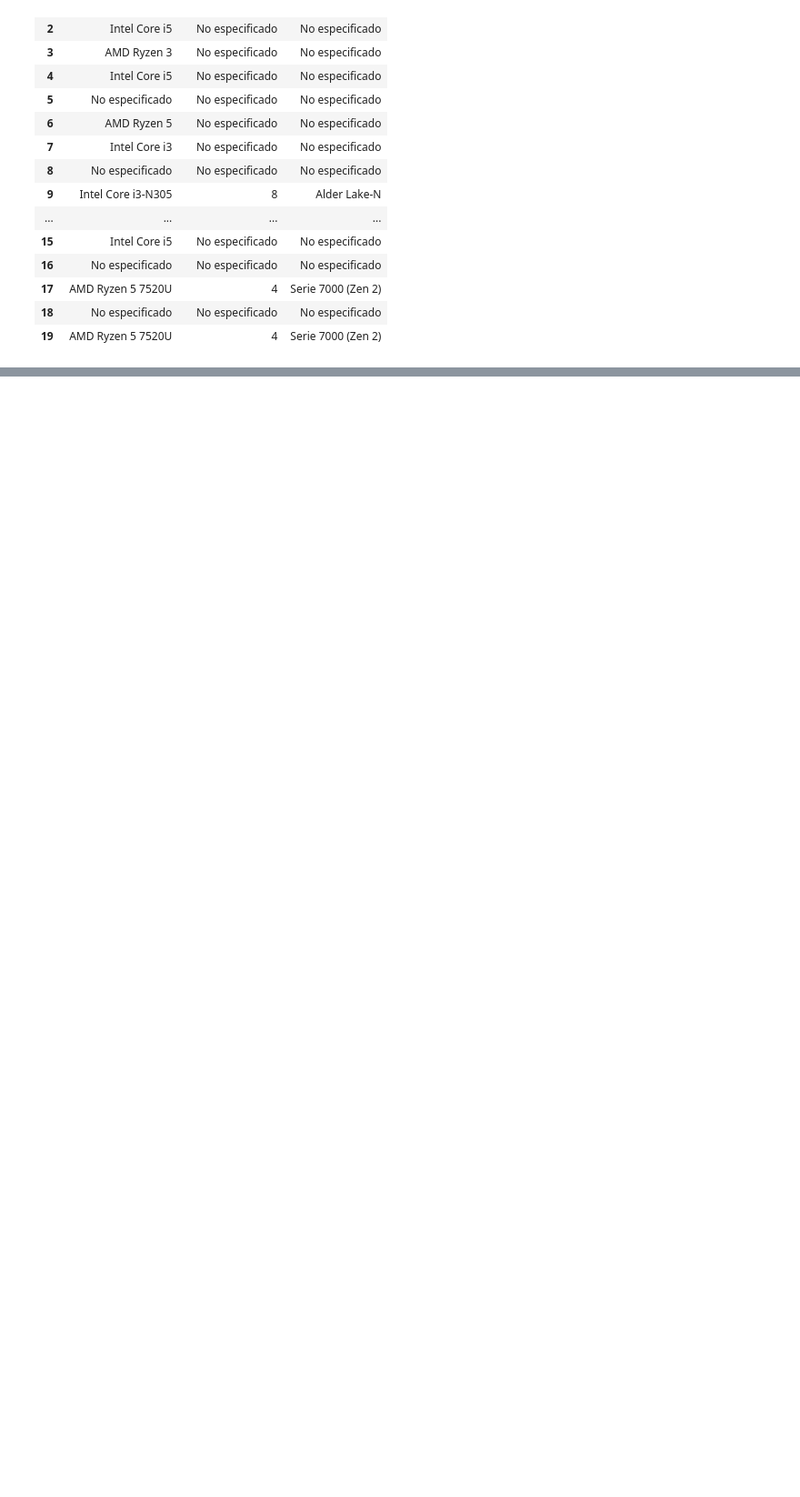
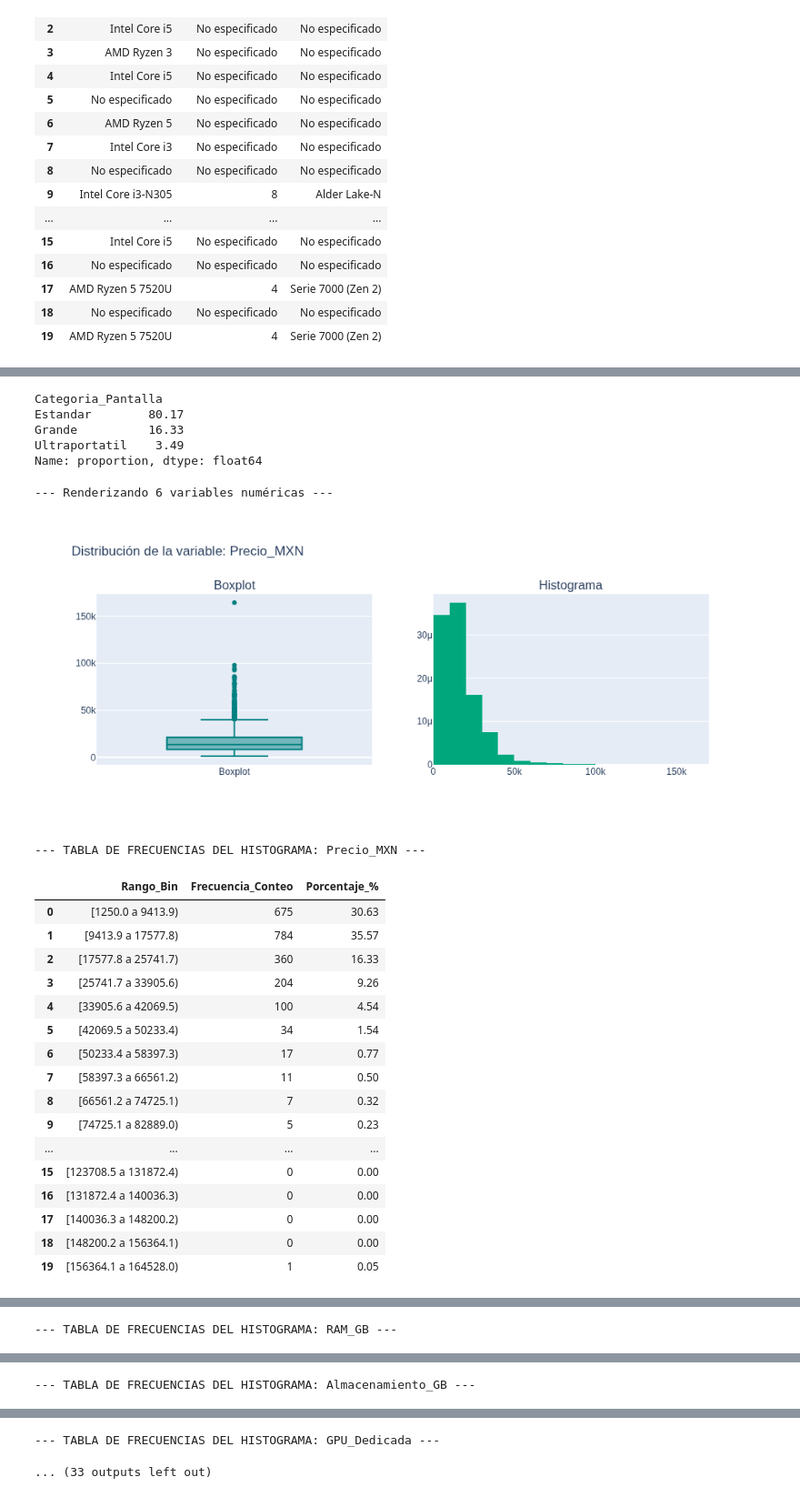
Before and after one commit to H-Cote/claralap, a Jupyter notebook: EDA_data_cleaning/EDA y limpieza.ipynb, the cells around one changed output, grey strips where cells are left out. Shown at 91% size. Saved outputs shown, nothing was run; the diff lists cells and outputs as text; code cells hidden in the pictures; blank space fills up the shorter version.

```diff
--- a/EDA_data_cleaning/EDA y limpieza.ipynb
+++ b/EDA_data_cleaning/EDA y limpieza.ipynb
@@ -566,0 +661,6 @@ df_laptops[['Procesador_Modelo', 'Numero_Nucleos',"Generacion_CPU"]].head(20)
+# %%
+campos_descartados = ['ID_Global', 'Tienda', 'ID_Producto', 'URL_Producto', 'Ruta_Imagen_Local']
+
+df_laptops_oro = df_laptops_oro.drop(columns=[col for col in campos_descartados if col in df_laptops_oro.columns])
+
+print(f"Columnas restantes ({len(df_laptops_oro.columns)}): {list(df_laptops_oro.columns)}")
@@ -566,0 +1141,19 @@ df_laptops[['Procesador_Modelo', 'Numero_Nucleos',"Generacion_CPU"]].head(20)
+# %%
+# Re-categorizamos usando la nueva columna rescatada, imputando 15.6 a los vacíos restantes
+bins = [0, 13.99, 15.6, 100]
+etiquetas = ['Ultraportatil', 'Estandar', 'Grande']
+
+df_laptops_oro['Categoria_Pantalla'] = pd.cut(
+    df_laptops_oro['Pantalla_Rescatada'].fillna(15.6),
+    bins=bins,
+    labels=etiquetas,
+    include_lowest=True
+)
+
+print(df_laptops_oro['Categoria_Pantalla'].value_counts(normalize=True) * 100)
+# %% [output]
+Categoria_Pantalla
+Estandar        80.17
+Grande          16.33
+Ultraportatil    3.49
+Name: proportion, dtype: float64
@@ -566,0 +1301,33 @@ df_laptops[['Procesador_Modelo', 'Numero_Nucleos',"Generacion_CPU"]].head(20)
+# %%
+# Instanciar con la versión mejorada de la clase
+eda = Analyze(df_laptops_oro)
+
+# 1. Graficar TODAS las variables numéricas (RAM_GB, Almacenamiento_GB, Pantalla_Pulgadas, Precio_MXN)
+eda.plot_all_numeric()
+
+# 2. Graficar TODAS las variables categóricas (Marca, marca_procesador, Tipo_Almacenamiento)
+eda.plot_categoricals()
+
+# 3. Mostrar la Matriz de Correlación
+eda.cor_matrix()
+# %% [output]
+--- Renderizando 6 variables numéricas ---
+[figure, added]
+--- TABLA DE FRECUENCIAS DEL HISTOGRAMA: Precio_MXN ---
+|  | Rango_Bin | Frecuencia_Conteo | Porcentaje_% |
+| 0 | [1250.0 a 9413.9) | 675 | 30.63 |
+| 1 | [9413.9 a 17577.8) | 784 | 35.57 |
+| 2 | [17577.8 a 25741.7) | 360 | 16.33 |
+| 3 | [25741.7 a 33905.6) | 204 | 9.26 |
+| 4 | [33905.6 a 42069.5) | 100 | 4.54 |
+| 5 | [42069.5 a 50233.4) | 34 | 1.54 |
+| 6 | [50233.4 a 58397.3) | 17 | 0.77 |
+| 7 | [58397.3 a 66561.2) | 11 | 0.50 |
+| 8 | [66561.2 a 74725.1) | 7 | 0.32 |
+| 9 | [74725.1 a 82889.0) | 5 | 0.23 |
+| ... | ... | ... | ... |
+| 15 | [123708.5 a 131872.4) | 0 | 0.00 |
+| 16 | [131872.4 a 140036.3) | 0 | 0.00 |
+| 17 | [140036.3 a 148200.2) | 0 | 0.00 |
+| 18 | [148200.2 a 156364.1) | 0 | 0.00 |
+| 19 | [156364.1 a 164528.0) | 1 | 0.05 |
@@ -566,0 +1335 @@ df_laptops[['Procesador_Modelo', 'Numero_Nucleos',"Generacion_CPU"]].head(20)
+--- TABLA DE FRECUENCIAS DEL HISTOGRAMA: RAM_GB ---
@@ -566,0 +1354 @@ df_laptops[['Procesador_Modelo', 'Numero_Nucleos',"Generacion_CPU"]].head(20)
+--- TABLA DE FRECUENCIAS DEL HISTOGRAMA: Almacenamiento_GB ---
@@ -566,0 +1373,2 @@ df_laptops[['Procesador_Modelo', 'Numero_Nucleos',"Generacion_CPU"]].head(20)
+--- TABLA DE FRECUENCIAS DEL HISTOGRAMA: GPU_Dedicada ---
+... (33 outputs left out)
```
Also changed, not shown: parts of 92 cells of this notebook, 3 other files.
